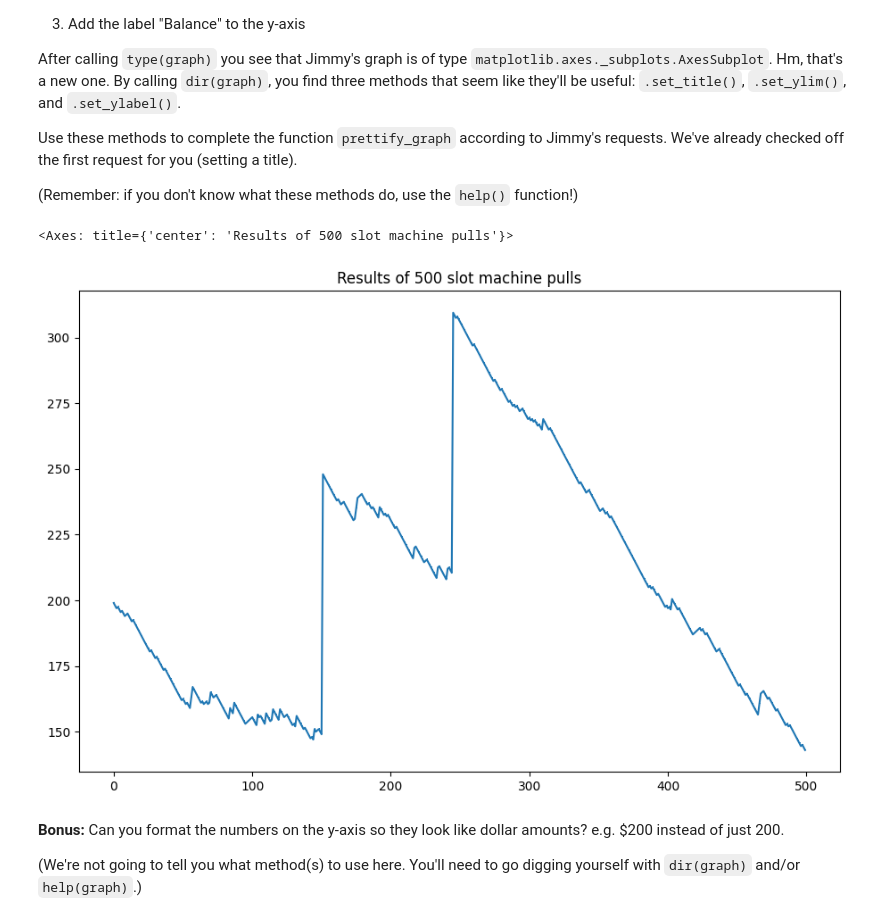
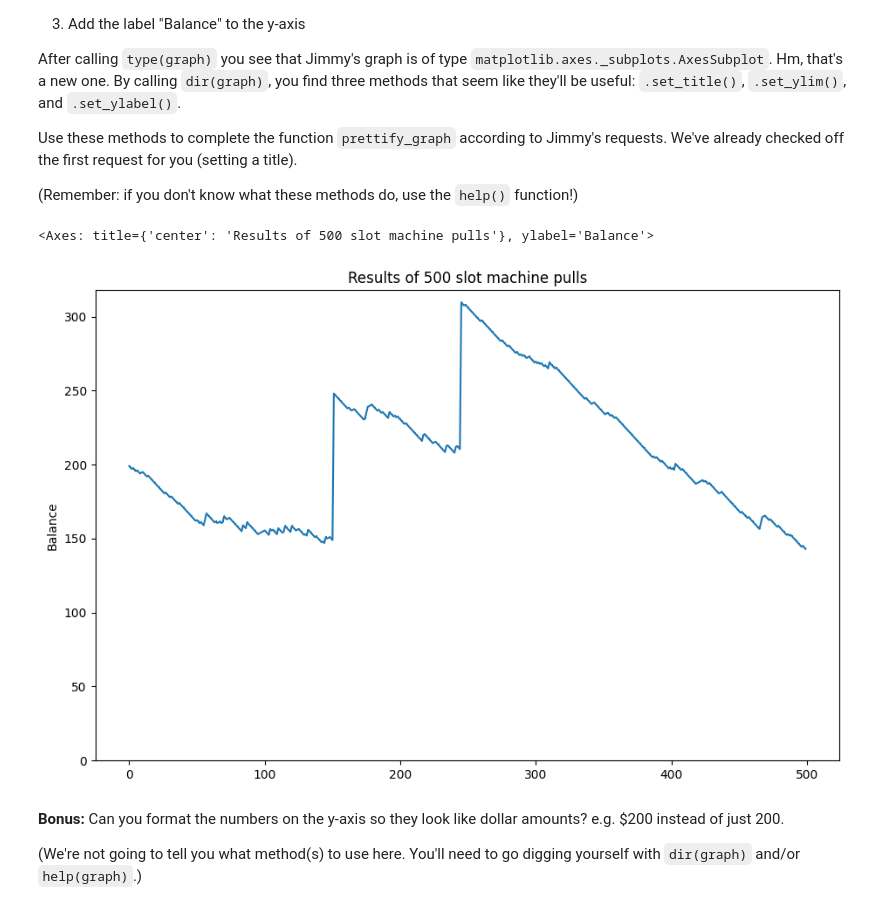
Before and after one commit to preethaGavas/Practicepython, a Jupyter notebook: exercise-working-with-external-libraries.ipynb, the cells around one changed output. Saved outputs shown, nothing was run; the diff lists cells and outputs as text; code cells hidden in the pictures.

```diff
--- a/exercise-working-with-external-libraries.ipynb
+++ b/exercise-working-with-external-libraries.ipynb
@@ -44,18 +44,22 @@ Use these methods to complete the function `prettify_graph` according to Jimmy's
 # %%
 def prettify_graph(graph):
     """Modify the given graph according to Jimmy's requests: add a title, make the y-axis
     start at 0, label the y-axis. (And, if you're feeling ambitious, format the tick marks
     as dollar amounts using the "$" symbol.)
     """
     graph.set_title("Results of 500 slot machine pulls")
+    graph.set_ylim(bottom=0)
+    graph.set_ylabel("Balance")
+    ticks = graph.get_yticks()
+    #graph.set_yticklabels(new_labels)
     # Complete steps 2 and 3 here
 
 graph = jimmy_slots.get_graph()
 prettify_graph(graph)
 graph
 # %% [output]
-<Axes: title={'center': 'Results of 500 slot machine pulls'}>
+<Axes: title={'center': 'Results of 500 slot machine pulls'}, ylabel='Balance'>
-[figure, old version]
+[figure, new version]
 # %% [markdown]
 **Bonus:** Can you format the numbers on the y-axis so they look like dollar amounts? e.g. $200 instead of just 200.
 
```
